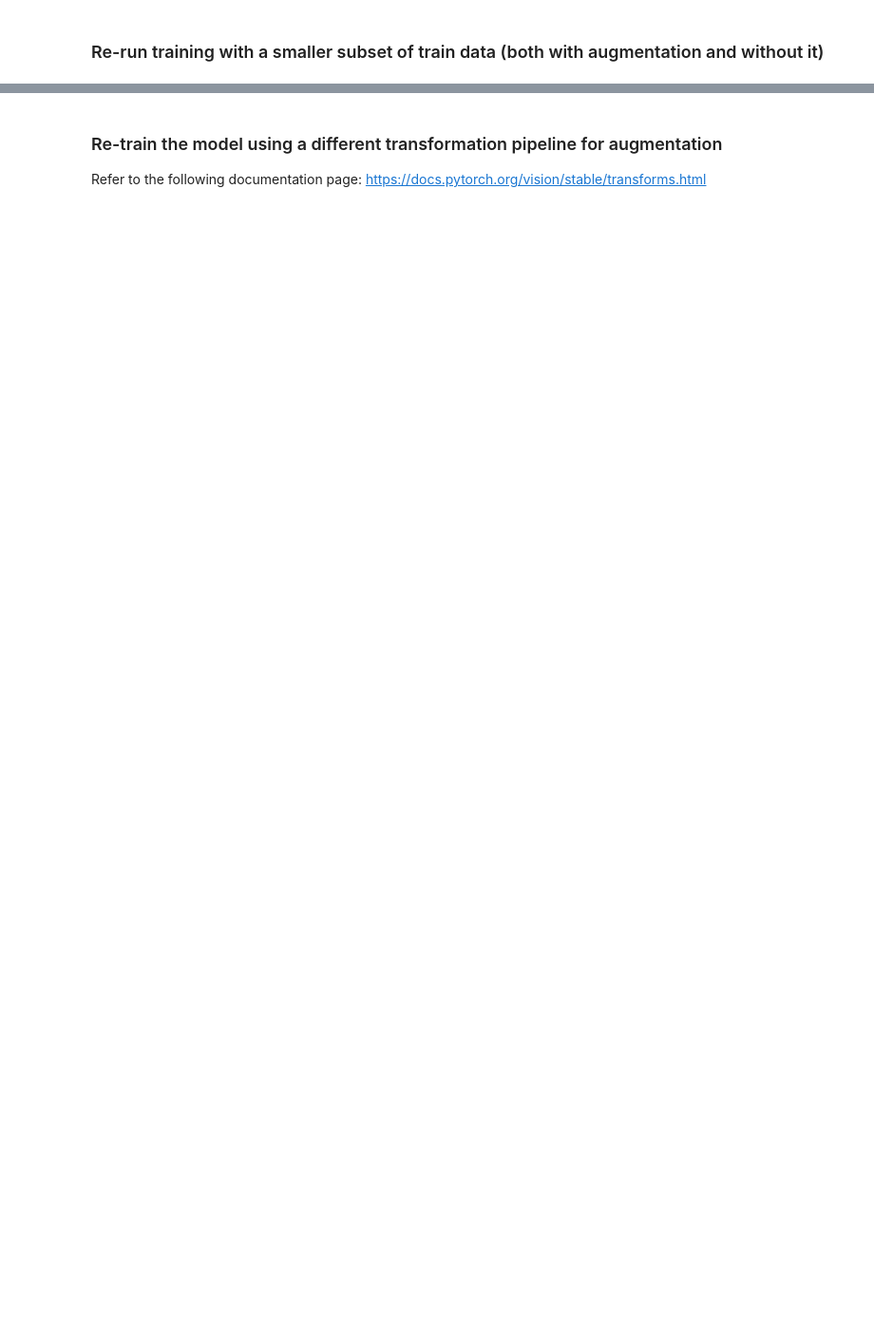
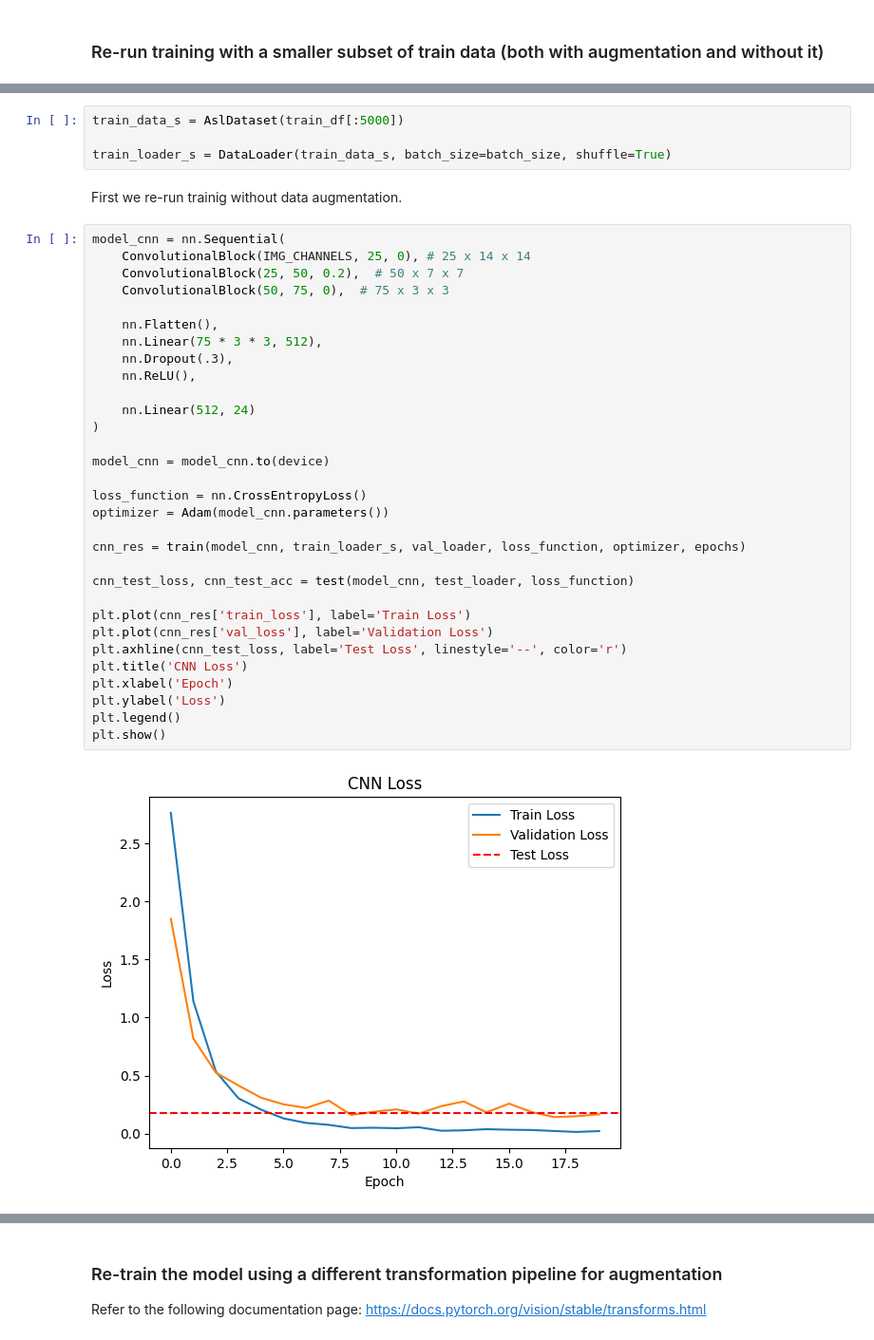
Before and after one commit to carloszamora08/IntComp, a Jupyter notebook: notebooks/Local Notebooks/notebooks/data_augmentation_pytorch.ipynb, the cells around one changed output, grey strips where cells are left out. Shown at 95% size. Drawn from its saved outputs; the diff is of its cells as text; blank space fills up the shorter version.

```diff
--- a/notebooks/Local Notebooks/notebooks/data_augmentation_pytorch.ipynb
+++ b/notebooks/Local Notebooks/notebooks/data_augmentation_pytorch.ipynb
@@ -421,0 +429,39 @@ plt.show()
+# %%
+train_data_s = AslDataset(train_df[:5000])
+
+train_loader_s = DataLoader(train_data_s, batch_size=batch_size, shuffle=True)
+# %% [markdown]
+First we re-run trainig without data augmentation.
+# %%
+model_cnn = nn.Sequential(
+    ConvolutionalBlock(IMG_CHANNELS, 25, 0), # 25 x 14 x 14
+    ConvolutionalBlock(25, 50, 0.2),  # 50 x 7 x 7
+    ConvolutionalBlock(50, 75, 0),  # 75 x 3 x 3
+
+    nn.Flatten(),
+    nn.Linear(75 * 3 * 3, 512),
+    nn.Dropout(.3),
+    nn.ReLU(),
+
+    nn.Linear(512, 24)
+)
+
+model_cnn = model_cnn.to(device)
+
+loss_function = nn.CrossEntropyLoss()
+optimizer = Adam(model_cnn.parameters())
+
+cnn_res = train(model_cnn, train_loader_s, val_loader, loss_function, optimizer, epochs)
+
+cnn_test_loss, cnn_test_acc = test(model_cnn, test_loader, loss_function)
+
+plt.plot(cnn_res['train_loss'], label='Train Loss')
+plt.plot(cnn_res['val_loss'], label='Validation Loss')
+plt.axhline(cnn_test_loss, label='Test Loss', linestyle='--', color='r')
+plt.title('CNN Loss')
+plt.xlabel('Epoch')
+plt.ylabel('Loss')
+plt.legend()
+plt.show()
+# %% [output]
+[figure, added]
```
Also changed, not shown: parts of 19 cells of this notebook.
